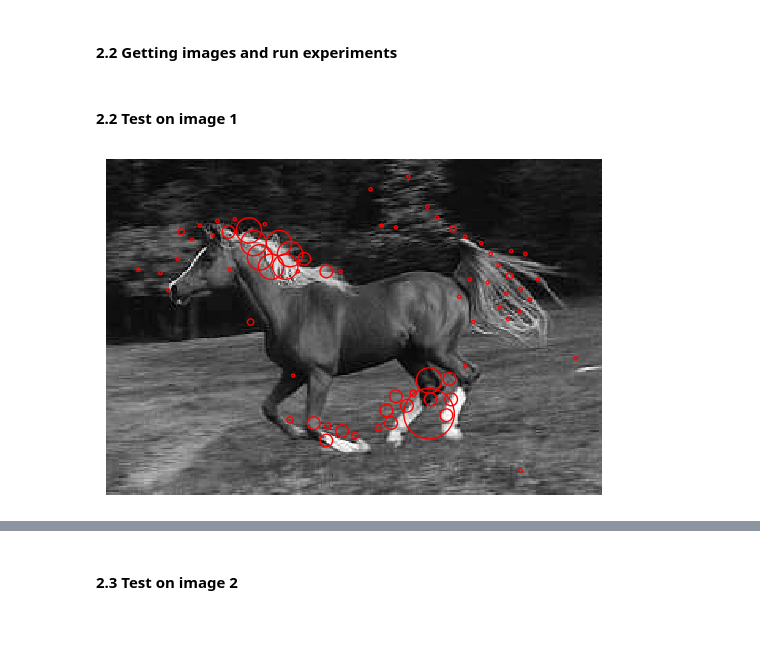
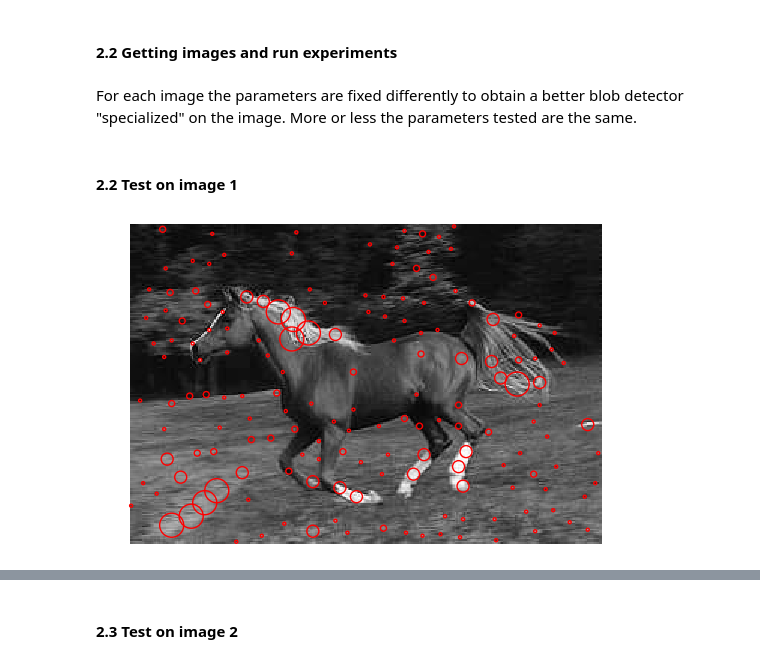
Before and after one commit to francealip/assignment_1_ISPR_23-24, a Jupyter notebook: src/LoG_detector.ipynb, the cells around one changed output, grey strips where cells are left out. Saved outputs shown, nothing was run; the diff lists cells and outputs as text; code cells hidden in the pictures; blank space fills up the shorter version.

```diff
--- a/src/LoG_detector.ipynb
+++ b/src/LoG_detector.ipynb
@@ -14,6 +14,9 @@ import matplotlib.pyplot as plt
 import cv2
 #from google.colab import drive
 #drive.mount('/content/drive')
+
+#fixing filter size
+size = 15
 # %% [markdown]
 <h4><b>1.1 Image processing functions</b></h4>
 
@@ -31,19 +34,14 @@ import cv2
 # %%
 #Utiliy functions for image processing
 
-def laplacian_of_gaussian(sigma):
+def laplacian_of_gaussian(sigma,size):
     """
     Create the laplacian of a Gaussian filter kernel.
 
     :parameter sigma: Standard deviation of the Gaussian function.
+    :size: size of the filter
     :return: LoG filter kernel
     """
-    size = 14
-
-    #fix odd size for centering the filter
-    if(size%2 == 0):
-        size = size + 1
-
     x, y = np.meshgrid(np.arange(-size//2 + 1, size//2 + 1), np.arange(-size//2 + 1, size//2 + 1))
     log = ((-1/(np.pi * sigma**2))*(1-((x*x+y*y)/(2*sigma**2)))*np.exp(-(x*x+y*y)/(2*sigma**2)))
 
@@ -81,27 +79,23 @@ def multiple_scale_execution(img, sigma_zero, scales):
     img_list = []
     for i in range(0, scales):
         sigma = sigma_zero*(k**i)
-        log_filter = laplacian_of_gaussian(sigma)
-        img_conv = convolution(img, log_filter)
+        log_filter = laplacian_of_gaussian(sigma,size)
+        padded_image = np.pad(img, int((size-1)/2), mode='edge')
+        img_conv = convolution(padded_image, log_filter)
         img_list.append(img_conv)
     return img_list
 
-def find_local_maxima(convolved_image, sigma, number_of_maxima):
+def find_local_maxima(convolved_image, size, sigma, number_of_maxima):
     """
     function that find local maxima in one convolved image
 
     :param convolved_image: convolved image
+    :size: size of the window in which look for maxima
     :param sigma: sigma value
     :param number_of_maxima: number of maxima to be found
     :return: local maxima
     """
     max_points = []
-
-    size = 14
-
-    #fix odd size for centering the filter (same dimension of LoG filter kernel)
-    if(size%2 == 0):
-        size = size + 1
 
     height, width = convolved_image.shape
 
@@ -130,13 +124,14 @@ def filter_max(coordinates, threshold):
     max = {}
 
     for x1, y1, z1, sigma1 in coordinates:
-        x_max, y_max = check_in_max(x1, y1, max, threshold)
+        x_max, y_max = check_in_max(x1, y1, max,threshold)
         if x_max == -1:
             max[(x1, y1)] = (z1, sigma1)
         else:
             z_max, _ = max[(x_max, y_max)]
             if(z1 > z_max):
-                max[(x_max, y_max)] = (z1, sigma1)
+                del max[(x_max, y_max)]
+                max[(x1, y1)] = (z1, sigma1)
     # Create list of maxima quadruplas and return
     return [(x, y, z_sigma[0], z_sigma[1]) for (x, y), z_sigma in max.items()]
 
@@ -150,7 +145,7 @@ def check_in_max(x1, y1, max, threshold):
     :param threshold: threshold value
     :return: x, y coordinates of the maxima if found, -1, -1 otherwise
     """
-    for (x, y), _ in max.items():
+    for (x, y),_ in max.items():
         if math.sqrt((x1 - x)**2 + (y1 - y)**2) <= threshold:
             return x, y
     return -1, -1
@@ -254,14 +249,17 @@ def run_experiment(img, sigma_zero, number_of_scales, number_of_maxima, threshol
 
     for i,convolved_image in enumerate(feature_maps):
         sigma = sigma_zero*2**i
-        feature_maxima.append(find_local_maxima(convolved_image, sigma, number_of_maxima))
+        feature_maxima.append(find_local_maxima(convolved_image, size, sigma, number_of_maxima))
 
     #unroll list of lists of maxima
     coordinates = [item for sublist in feature_maxima for item in sublist]
     coordinates = filter_max(coordinates,threshold)
+    coordinates = filter_max(coordinates,threshold)
     draw_circle(img, coordinates)
 # %% [markdown]
 <h4><b>2.2 Getting images and run experiments</b></h4>
+# %% [markdown]
+For each image the parameters are fixed differently to obtain a better blob detector "specialized" on the image. More or less the parameters tested are the same.
 # %%
 #get images
 
@@ -278,11 +276,10 @@ img1, img2, img3 = read_images(img_dir)
 <h4><b>2.2 Test on image 1</b></h4>
 # %%
 sigma_zero = 1
-number_of_scales = 5
-number_of_maxima = 500
-threshold = 8.5
-
+number_of_scales = 8
+number_of_maxima = 2000
+threshold = 11
 
 run_experiment(img1, sigma_zero, number_of_scales, number_of_maxima, threshold)
 # %% [output]
-[figure, old version]
+[figure, new version]
```
Also changed, not shown: parts of 10 cells of this notebook, 3 other files.
